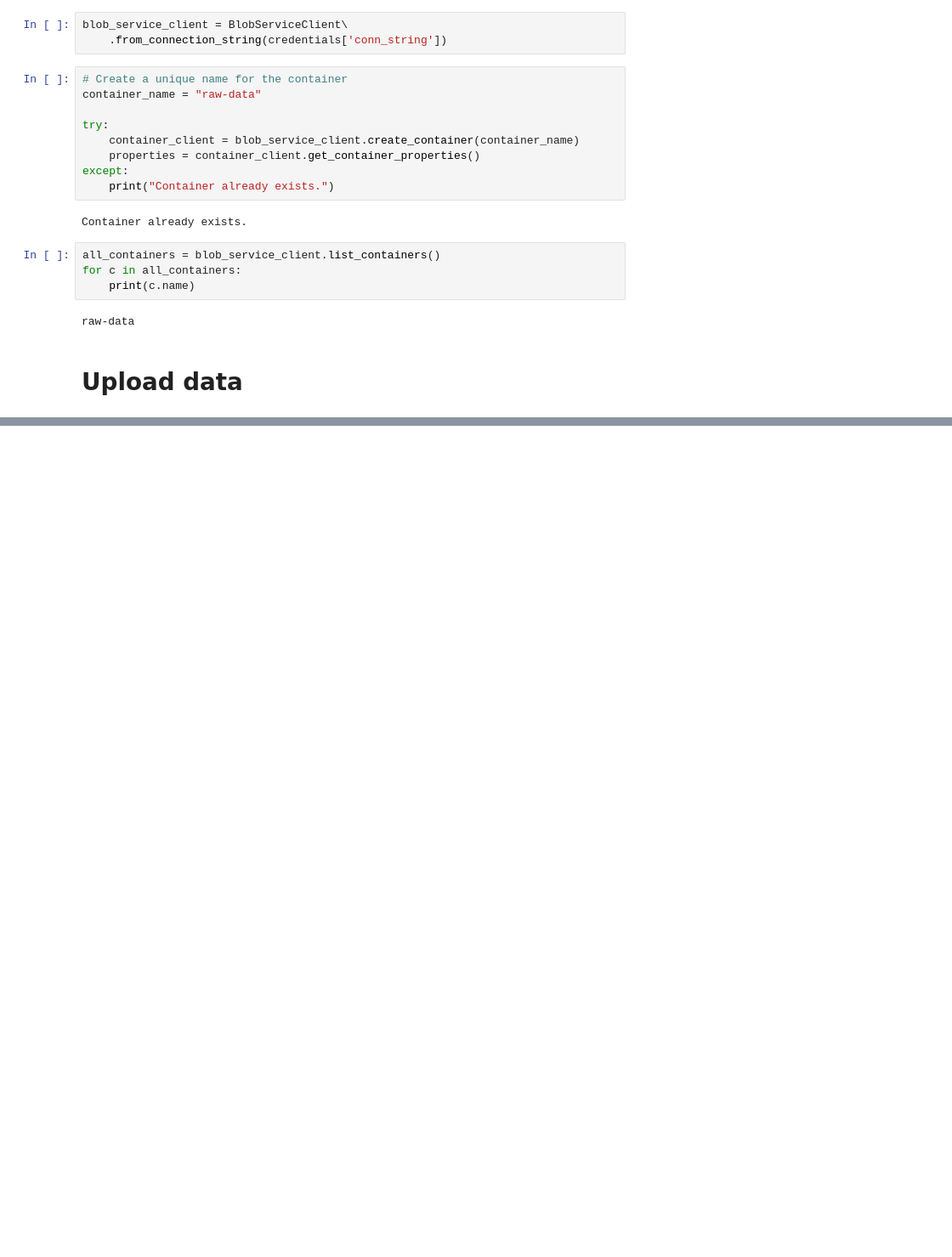
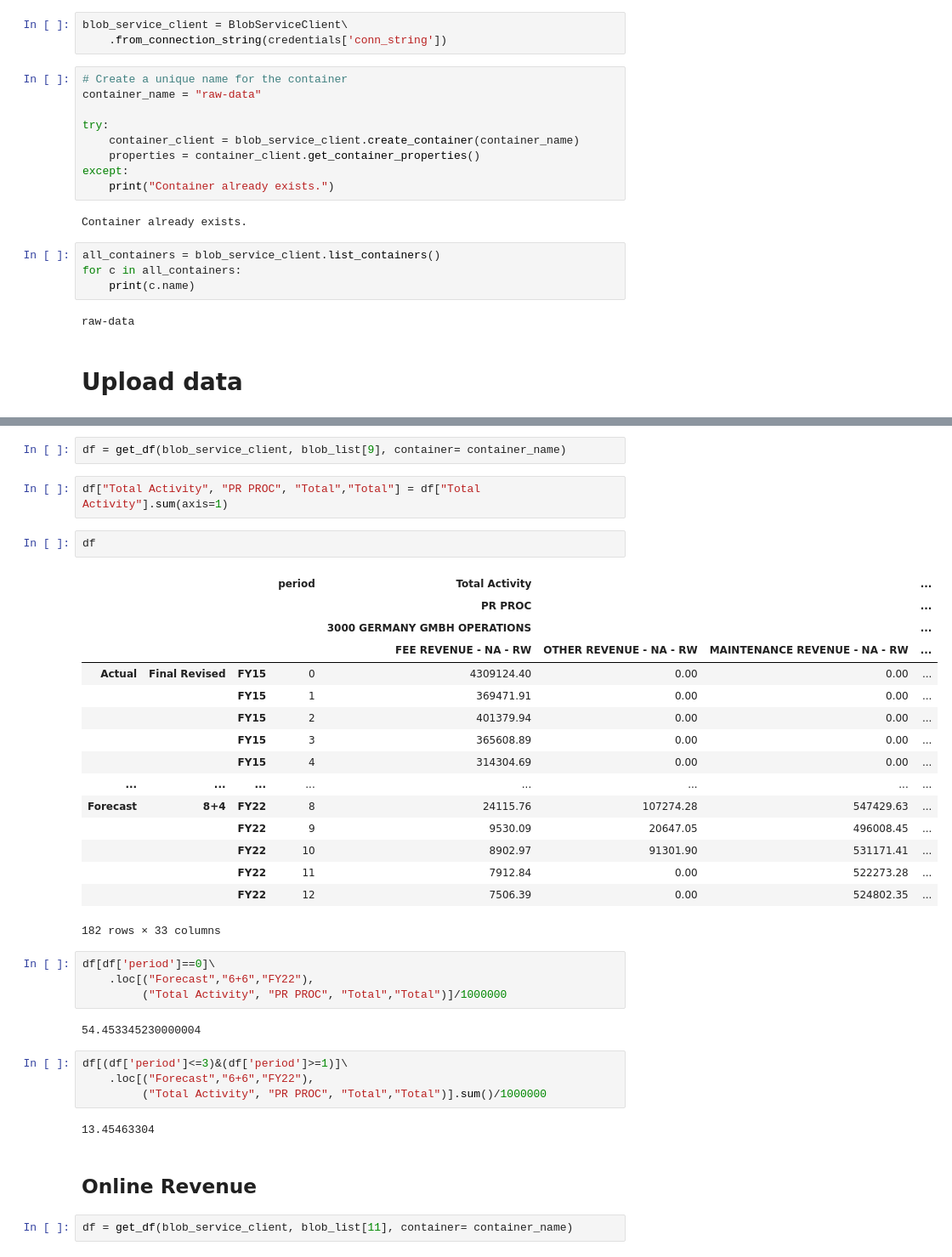
Before and after one commit to jluisjm/Paychex_revenue_forecast, a Jupyter notebook: clean_data.ipynb, the cells around one changed output, grey strips where cells are left out. Shown: that part at 85% size. Drawn from its saved outputs; the diff is of its cells as text; blank space fills up the shorter version.

```diff
--- a/clean_data.ipynb
+++ b/clean_data.ipynb
@@ -74,0 +210,39 @@ blob_client
+# %%
+df = get_df(blob_service_client, blob_list[9], container= container_name)
+# %%
+df["Total Activity", "PR PROC", "Total","Total"] = df["Total Activity"].sum(axis=1)
+# %%
+df
+# %% [output]
+|  |  |  | period | Total Activity |  |  | ... |
+|  |  |  |  | PR PROC |  |  | ... |
+|  |  |  |  | 3000 GERMANY GMBH OPERATIONS |  |  | ... |
+|  |  |  |  | FEE REVENUE - NA - RW | OTHER REVENUE - NA - RW | MAINTENANCE REVENUE - NA - RW | ... |
+| Actual | Final Revised | FY15 | 0 | 4309124.40 | 0.00 | 0.00 | ... |
+|  |  | FY15 | 1 | 369471.91 | 0.00 | 0.00 | ... |
+|  |  | FY15 | 2 | 401379.94 | 0.00 | 0.00 | ... |
+|  |  | FY15 | 3 | 365608.89 | 0.00 | 0.00 | ... |
+|  |  | FY15 | 4 | 314304.69 | 0.00 | 0.00 | ... |
+| ... | ... | ... | ... | ... | ... | ... | ... |
+| Forecast | 8+4 | FY22 | 8 | 24115.76 | 107274.28 | 547429.63 | ... |
+|  |  | FY22 | 9 | 9530.09 | 20647.05 | 496008.45 | ... |
+|  |  | FY22 | 10 | 8902.97 | 91301.90 | 531171.41 | ... |
+|  |  | FY22 | 11 | 7912.84 | 0.00 | 522273.28 | ... |
+|  |  | FY22 | 12 | 7506.39 | 0.00 | 524802.35 | ... |
+182 rows × 33 columns
+# %%
+df[df['period']==0]\
+    .loc[("Forecast","6+6","FY22"),
+         ("Total Activity", "PR PROC", "Total","Total")]/1000000
+# %% [output]
+54.453345230000004
+# %%
+df[(df['period']<=3)&(df['period']>=1)]\
+    .loc[("Forecast","6+6","FY22"),
+         ("Total Activity", "PR PROC", "Total","Total")].sum()/1000000
+# %% [output]
+13.45463304
+# %% [markdown]
+## Online Revenue
+# %%
+df = get_df(blob_service_client, blob_list[11], container= container_name)
```
Also changed, not shown: parts of 95 cells of this notebook, 8 other files.
